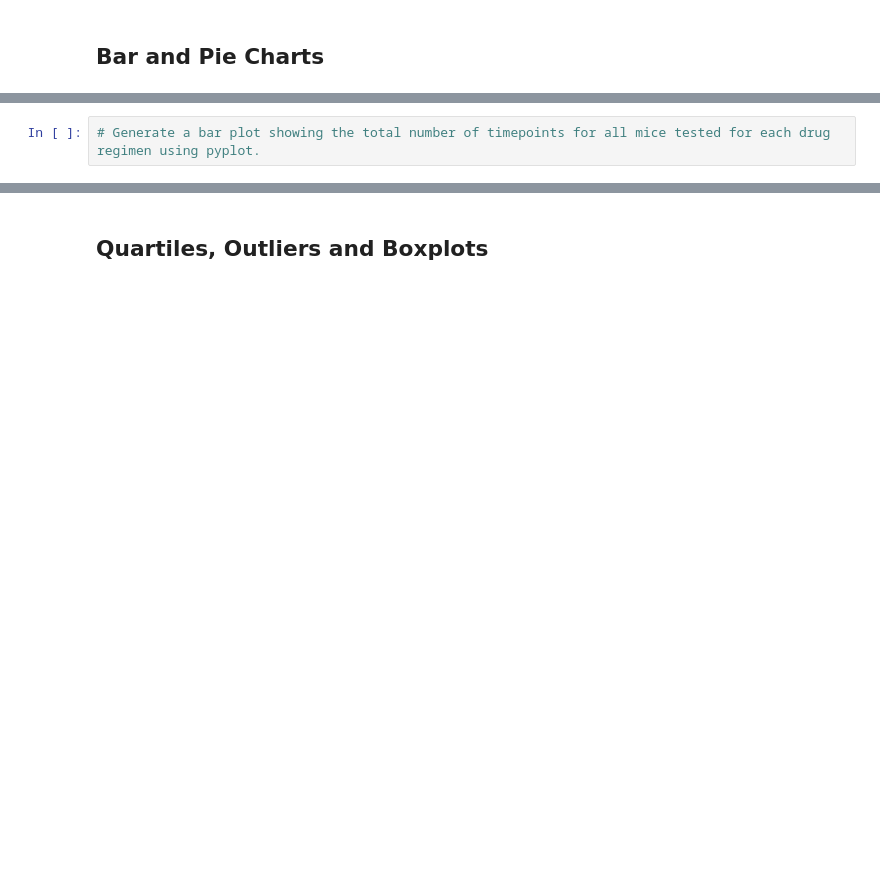
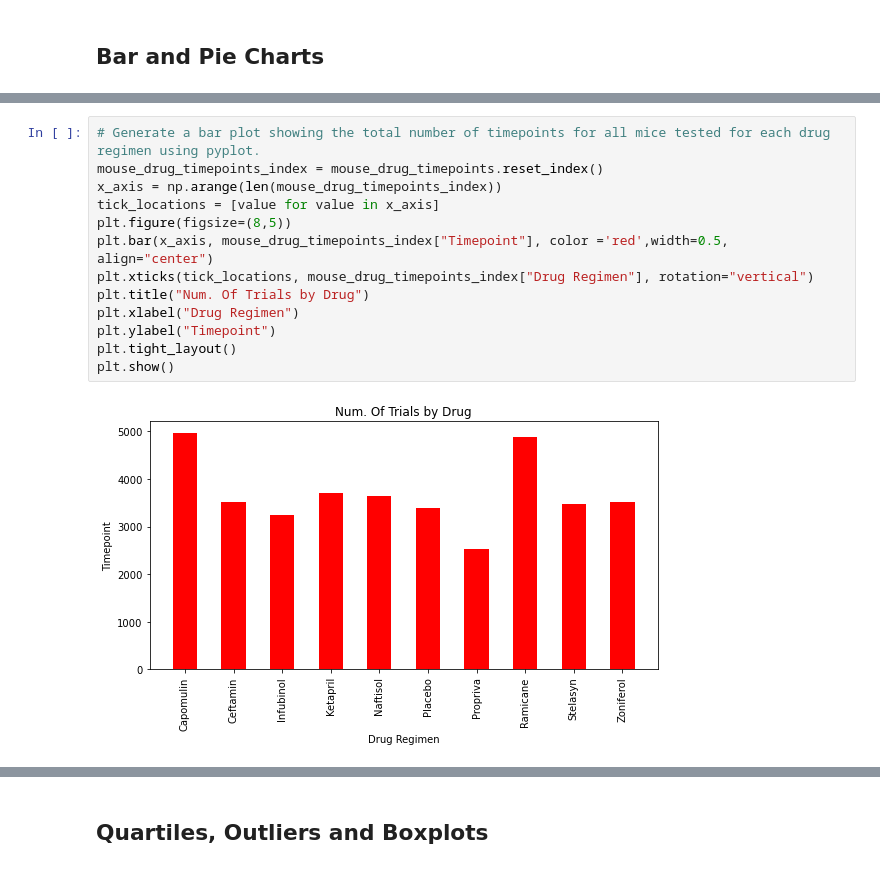
Before and after one commit to PJRyn/Preparing-Data-and-Visualising-with-Matplotlib, a Jupyter notebook: Pymaceuticals/pymaceuticals_starter.ipynb, the cells around one changed output, grey strips where cells are left out. Drawn from its saved outputs; the diff is of its cells as text; blank space fills up the shorter version.

```diff
--- a/Pymaceuticals/pymaceuticals_starter.ipynb
+++ b/Pymaceuticals/pymaceuticals_starter.ipynb
@@ -126,2 +129,15 @@ tumor_agg
-# %%
-# Generate a bar plot showing the total number of timepoints for all mice tested for each drug regimen using pyplot.
+# %%
+# Generate a bar plot showing the total number of timepoints for all mice tested for each drug regimen using pyplot.
+mouse_drug_timepoints_index = mouse_drug_timepoints.reset_index()
+x_axis = np.arange(len(mouse_drug_timepoints_index))
+tick_locations = [value for value in x_axis]
+plt.figure(figsize=(8,5))
+plt.bar(x_axis, mouse_drug_timepoints_index["Timepoint"], color ='red',width=0.5, align="center")
+plt.xticks(tick_locations, mouse_drug_timepoints_index["Drug Regimen"], rotation="vertical")
+plt.title("Num. Of Trials by Drug")
+plt.xlabel("Drug Regimen")
+plt.ylabel("Timepoint")
+plt.tight_layout()
+plt.show()
+# %% [output]
+[figure, added]
```
Also changed, not shown: parts of 18 cells of this notebook, 1 other file.
